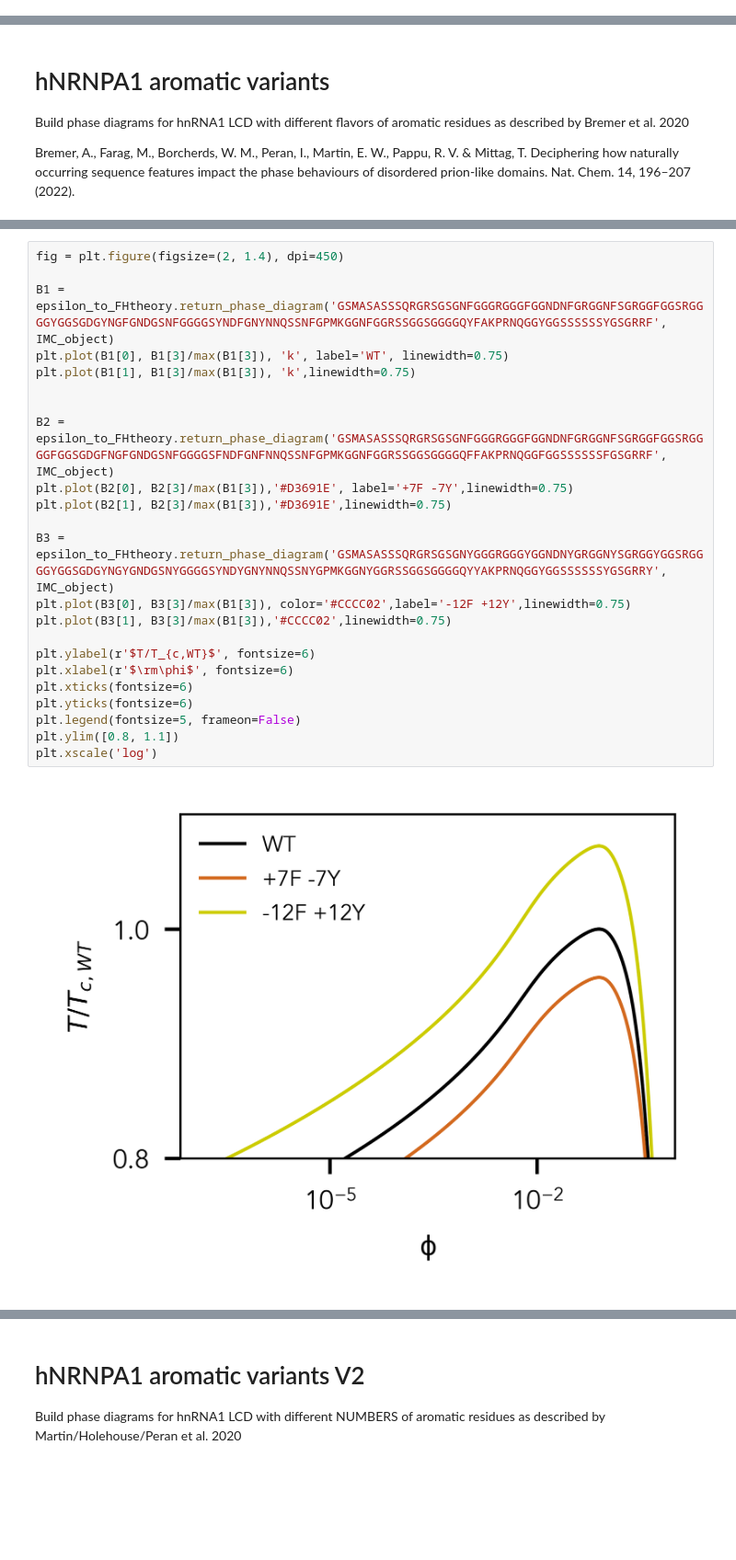
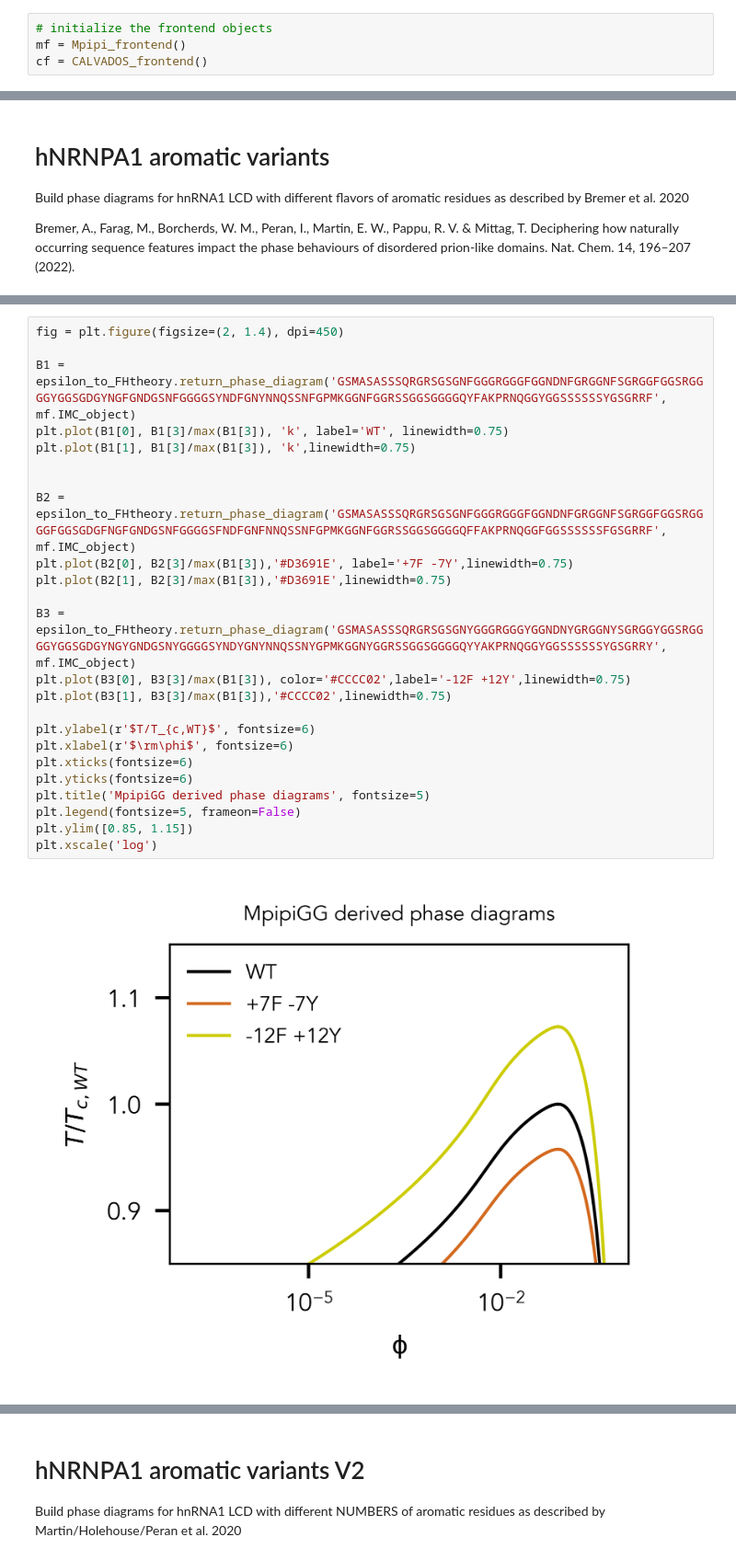
Before and after one commit to idptools/finches, a Jupyter notebook: demo/phase_diagrams/phase_diagram_demo.ipynb, the cells around one changed output, grey strips where cells are left out. Shown at 92% size. Saved outputs shown, nothing was run; the diff lists cells and outputs as text; blank space fills up the shorter version.

```diff
--- a/demo/phase_diagrams/phase_diagram_demo.ipynb
+++ b/demo/phase_diagrams/phase_diagram_demo.ipynb
@@ -40,3 +34,7 @@ IMC_object = epsilon_calculation.Interaction_Matrix_Constructor(mPiPi_GGv1_model
+# %%
+# initialize the frontend objects
+mf = Mpipi_frontend()
+cf = CALVADOS_frontend()
 # %% [markdown]
 ## FUS LCD
 Build phase diagrams for FUS-LCD, FUS-LCD+6E and FUS-LCD+12E as described in Dignon et al. 2018 and Monahan et al. 2017
@@ -86,25 +101,26 @@ Bremer, A., Farag, M., Borcherds, W. M., Peran, I., Martin, E. W., Pappu, R. V.
 # %%
 fig = plt.figure(figsize=(2, 1.4), dpi=450)
 
-B1 = epsilon_to_FHtheory.return_phase_diagram('GSMASASSSQRGRSGSGNFGGGRGGGFGGNDNFGRGGNFSGRGGFGGSRGGGGYGGSGDGYNGFGNDGSNFGGGGSYNDFGNYNNQSSNFGPMKGGNFGGRSSGGSGGGGQYFAKPRNQGGYGGSSSSSSYGSGRRF', IMC_object)
+B1 = epsilon_to_FHtheory.return_phase_diagram('GSMASASSSQRGRSGSGNFGGGRGGGFGGNDNFGRGGNFSGRGGFGGSRGGGGYGGSGDGYNGFGNDGSNFGGGGSYNDFGNYNNQSSNFGPMKGGNFGGRSSGGSGGGGQYFAKPRNQGGYGGSSSSSSYGSGRRF', mf.IMC_object)
 plt.plot(B1[0], B1[3]/max(B1[3]), 'k', label='WT', linewidth=0.75)
 plt.plot(B1[1], B1[3]/max(B1[3]), 'k',linewidth=0.75)
 
 
-B2 = epsilon_to_FHtheory.return_phase_diagram('GSMASASSSQRGRSGSGNFGGGRGGGFGGNDNFGRGGNFSGRGGFGGSRGGGGFGGSGDGFNGFGNDGSNFGGGGSFNDFGNFNNQSSNFGPMKGGNFGGRSSGGSGGGGQFFAKPRNQGGFGGSSSSSSFGSGRRF', IMC_object)
+B2 = epsilon_to_FHtheory.return_phase_diagram('GSMASASSSQRGRSGSGNFGGGRGGGFGGNDNFGRGGNFSGRGGFGGSRGGGGFGGSGDGFNGFGNDGSNFGGGGSFNDFGNFNNQSSNFGPMKGGNFGGRSSGGSGGGGQFFAKPRNQGGFGGSSSSSSFGSGRRF', mf.IMC_object)
 plt.plot(B2[0], B2[3]/max(B1[3]),'#D3691E', label='+7F -7Y',linewidth=0.75)
 plt.plot(B2[1], B2[3]/max(B1[3]),'#D3691E',linewidth=0.75)
 
-B3 = epsilon_to_FHtheory.return_phase_diagram('GSMASASSSQRGRSGSGNYGGGRGGGYGGNDNYGRGGNYSGRGGYGGSRGGGGYGGSGDGYNGYGNDGSNYGGGGSYNDYGNYNNQSSNYGPMKGGNYGGRSSGGSGGGGQYYAKPRNQGGYGGSSSSSSYGSGRRY', IMC_object)
+B3 = epsilon_to_FHtheory.return_phase_diagram('GSMASASSSQRGRSGSGNYGGGRGGGYGGNDNYGRGGNYSGRGGYGGSRGGGGYGGSGDGYNGYGNDGSNYGGGGSYNDYGNYNNQSSNYGPMKGGNYGGRSSGGSGGGGQYYAKPRNQGGYGGSSSSSSYGSGRRY', mf.IMC_object)
 plt.plot(B3[0], B3[3]/max(B1[3]), color='#CCCC02',label='-12F +12Y',linewidth=0.75)
 plt.plot(B3[1], B3[3]/max(B1[3]),'#CCCC02',linewidth=0.75)
 
 plt.ylabel(r'$T/T_{c,WT}$', fontsize=6)
 plt.xlabel(r'$\rm\phi$', fontsize=6)
 plt.xticks(fontsize=6)
 plt.yticks(fontsize=6)
+plt.title('MpipiGG derived phase diagrams', fontsize=5)
 plt.legend(fontsize=5, frameon=False)
-plt.ylim([0.8, 1.1])
+plt.ylim([0.85, 1.15])
 plt.xscale('log')
 # %% [output]
-[figure, old version]
+[figure, new version]
```
Also changed, not shown: parts of 19 cells of this notebook, 3 other files.
